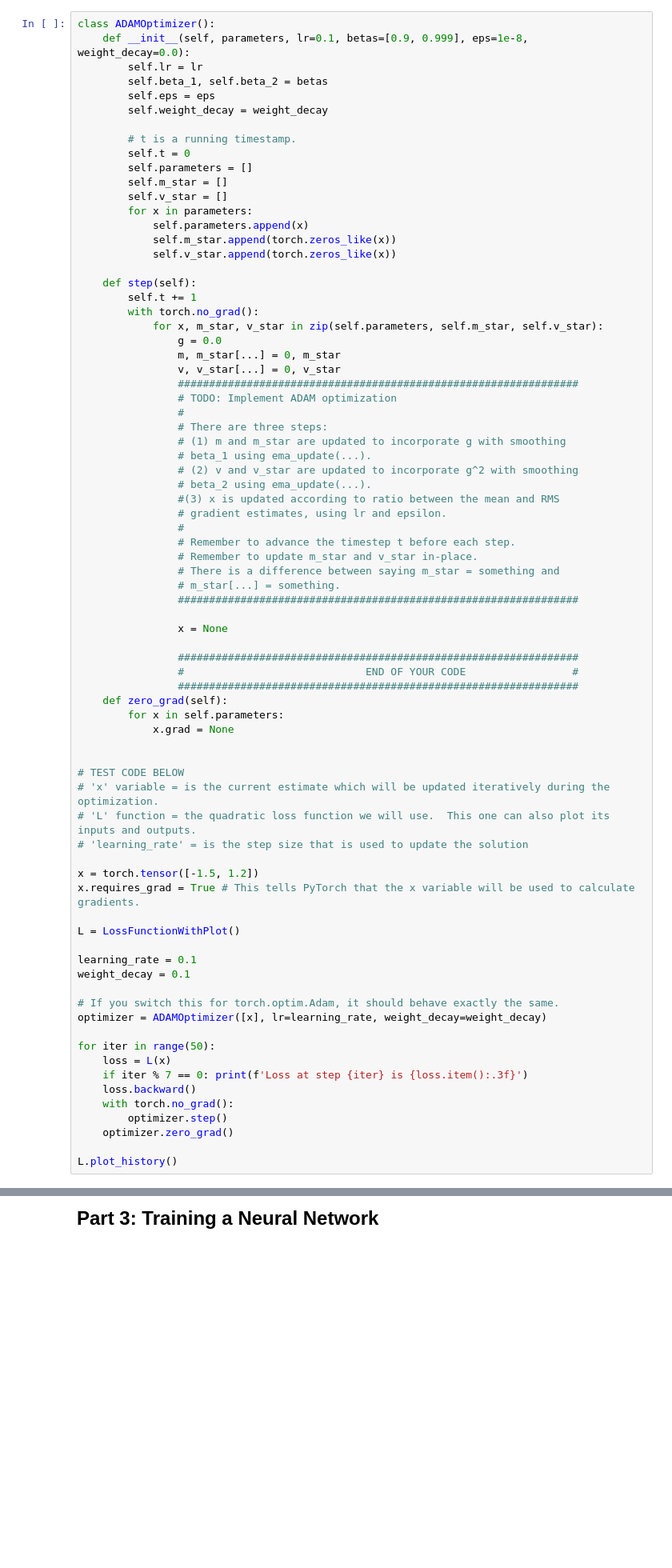
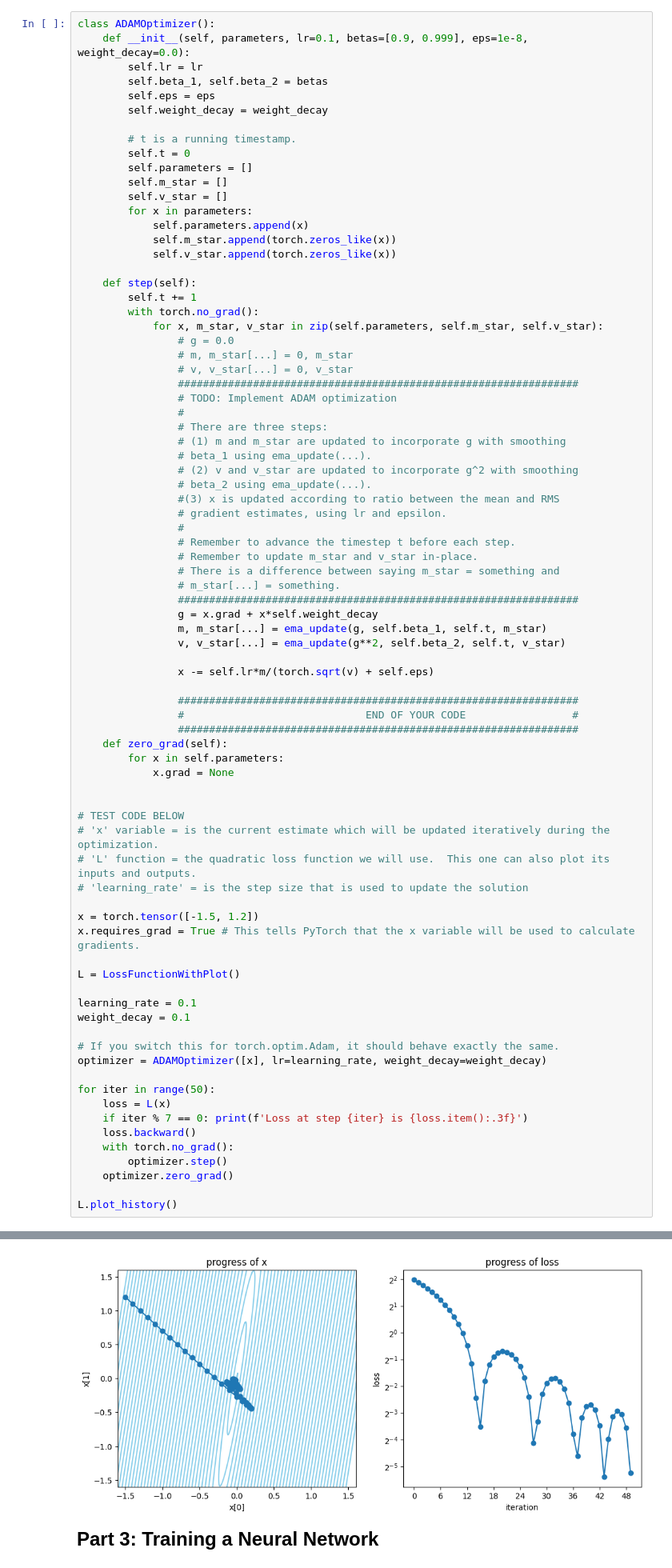
Before and after one commit to ayaazuddin/CS7150-Homework-2, a Jupyter notebook: HW2_1_OptimizationAndNetworkArchitecture.ipynb, the cells around one changed output, grey strips where cells are left out. Shown at 80% size. Saved outputs shown, nothing was run; the diff lists cells and outputs as text; blank space fills up the shorter version.

```diff
--- a/HW2_1_OptimizationAndNetworkArchitecture.ipynb
+++ b/HW2_1_OptimizationAndNetworkArchitecture.ipynb
@@ -586,9 +594,9 @@ class ADAMOptimizer():
         self.t += 1
         with torch.no_grad():
             for x, m_star, v_star in zip(self.parameters, self.m_star, self.v_star):
-                g = 0.0
-                m, m_star[...] = 0, m_star
-                v, v_star[...] = 0, v_star
+                # g = 0.0
+                # m, m_star[...] = 0, m_star
+                # v, v_star[...] = 0, v_star
                 ################################################################
                 # TODO: Implement ADAM optimization
                 #
@@ -605,8 +613,11 @@ class ADAMOptimizer():
                 # There is a difference between saying m_star = something and
                 # m_star[...] = something.
                 ################################################################
+                g = x.grad + x*self.weight_decay
+                m, m_star[...] = ema_update(g, self.beta_1, self.t, m_star)
+                v, v_star[...] = ema_update(g**2, self.beta_2, self.t, v_star)
 
-                x = None
+                x -= self.lr*m/(torch.sqrt(v) + self.eps)
 
                 ################################################################
                 #                             END OF YOUR CODE                 #
@@ -641,3 +652,4 @@ for iter in range(50):
     optimizer.zero_grad()
 
 L.plot_history()
+# %% [output]
@@ -644,3 +664,4 @@ L.plot_history()
+[figure, added]
 # %% [markdown]
 <font size='5'>**Part 3: Training a Neural Network**</font>
 # %% [markdown]
```
Also changed, not shown: parts of 22 cells of this notebook.
